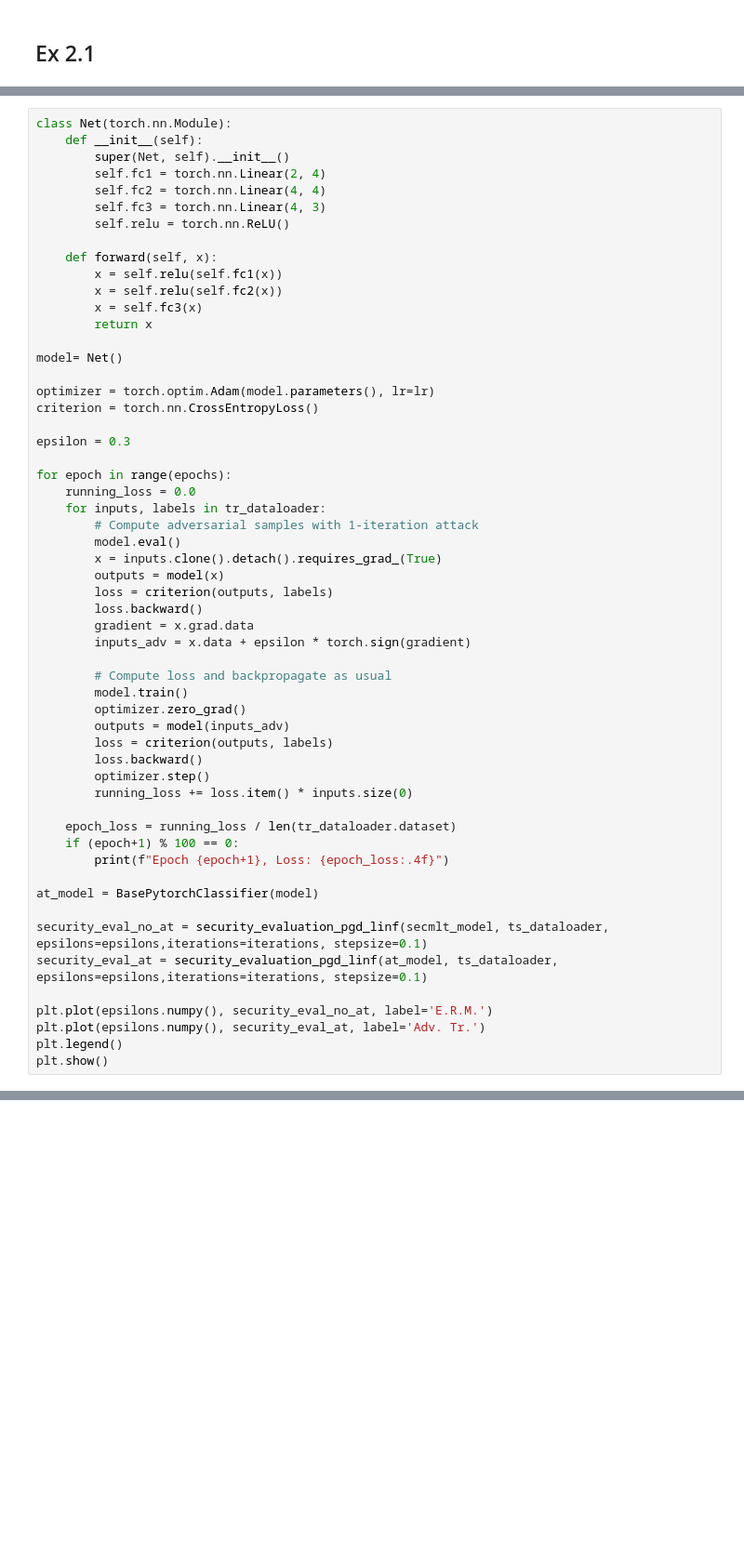
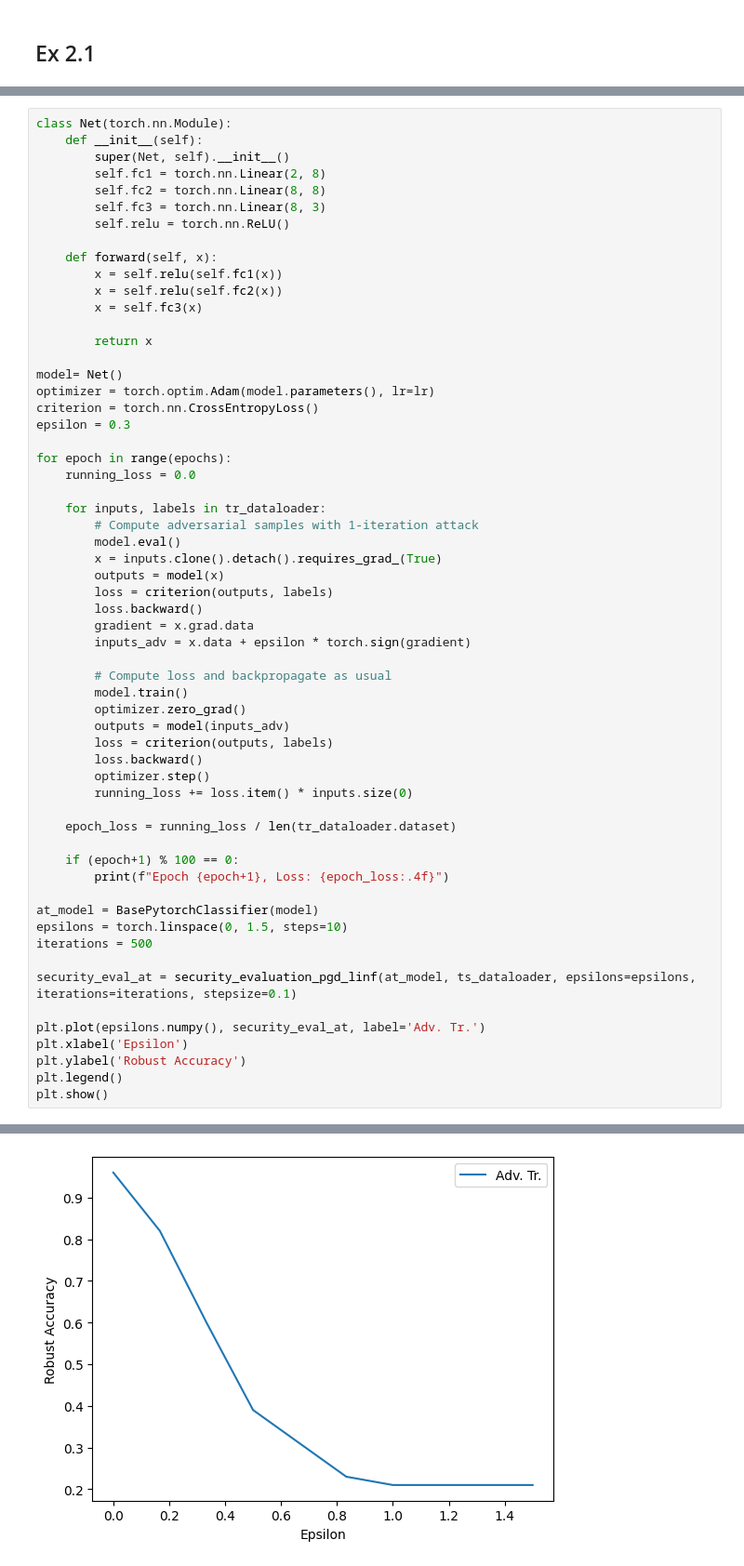
Before and after one commit to girofex/Trustworthy-AI-laboratories, a Jupyter notebook: Lab 05 - Defending against Adversarial Examples.ipynb, the cells around one changed output, grey strips where cells are left out. Shown at 93% size. Cells and saved outputs as stored; diff of their text form; blank space fills up the shorter version.

```diff
--- a/Lab 05 - Defending against Adversarial Examples.ipynb
+++ b/Lab 05 - Defending against Adversarial Examples.ipynb
@@ -291,26 +290,26 @@ plt.show()
 class Net(torch.nn.Module):
     def __init__(self):
         super(Net, self).__init__()
-        self.fc1 = torch.nn.Linear(2, 4)
-        self.fc2 = torch.nn.Linear(4, 4)
-        self.fc3 = torch.nn.Linear(4, 3)
+        self.fc1 = torch.nn.Linear(2, 8)
+        self.fc2 = torch.nn.Linear(8, 8)
+        self.fc3 = torch.nn.Linear(8, 3)
         self.relu = torch.nn.ReLU()
 
     def forward(self, x):
         x = self.relu(self.fc1(x))
         x = self.relu(self.fc2(x))
         x = self.fc3(x)
+
         return x
 
 model= Net()
-
 optimizer = torch.optim.Adam(model.parameters(), lr=lr)
 criterion = torch.nn.CrossEntropyLoss()
-
 epsilon = 0.3
 
 for epoch in range(epochs):
     running_loss = 0.0
+
     for inputs, labels in tr_dataloader:
         # Compute adversarial samples with 1-iteration attack
         model.eval()
@@ -331,16 +330,19 @@ for epoch in range(epochs):
         running_loss += loss.item() * inputs.size(0)
 
     epoch_loss = running_loss / len(tr_dataloader.dataset)
+
     if (epoch+1) % 100 == 0:
         print(f"Epoch {epoch+1}, Loss: {epoch_loss:.4f}")
 
 at_model = BasePytorchClassifier(model)
+epsilons = torch.linspace(0, 1.5, steps=10)
+iterations = 500
 
-security_eval_no_at = security_evaluation_pgd_linf(secmlt_model, ts_dataloader, epsilons=epsilons,iterations=iterations, stepsize=0.1)
-security_eval_at = security_evaluation_pgd_linf(at_model, ts_dataloader, epsilons=epsilons,iterations=iterations, stepsize=0.1)
+security_eval_at = security_evaluation_pgd_linf(at_model, ts_dataloader, epsilons=epsilons, iterations=iterations, stepsize=0.1)
 
-plt.plot(epsilons.numpy(), security_eval_no_at, label='E.R.M.')
 plt.plot(epsilons.numpy(), security_eval_at, label='Adv. Tr.')
+plt.xlabel('Epsilon')
+plt.ylabel('Robust Accuracy')
 plt.legend()
 plt.show()
 # %% [output]
@@ -357 +359,2 @@ Epoch 1000, Loss: 0.6769
+[figure, added]
 # %% [markdown]
```
Also changed, not shown: parts of 14 cells of this notebook, 3 other files.
